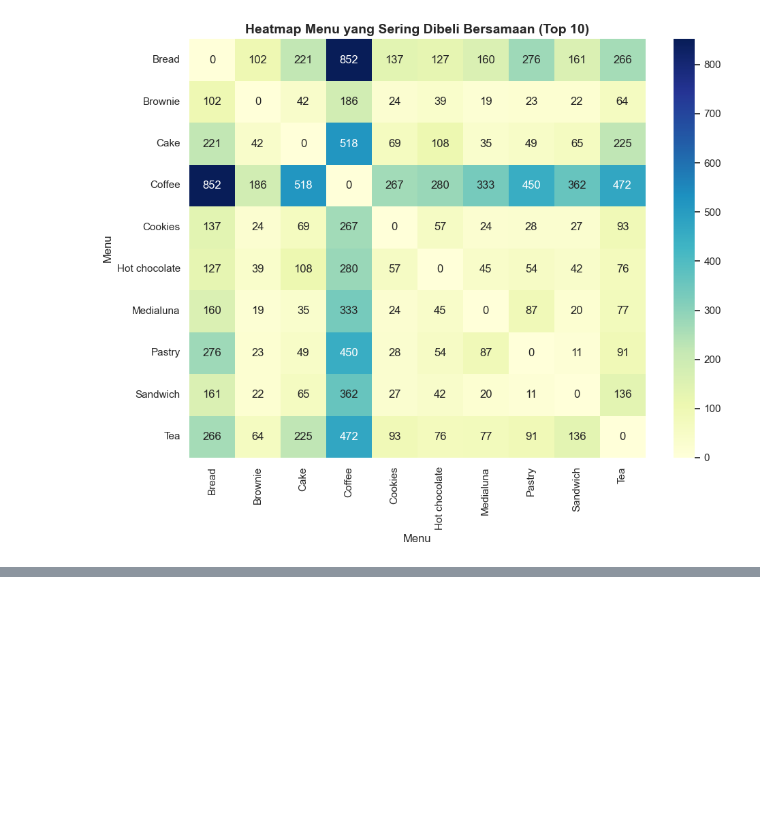
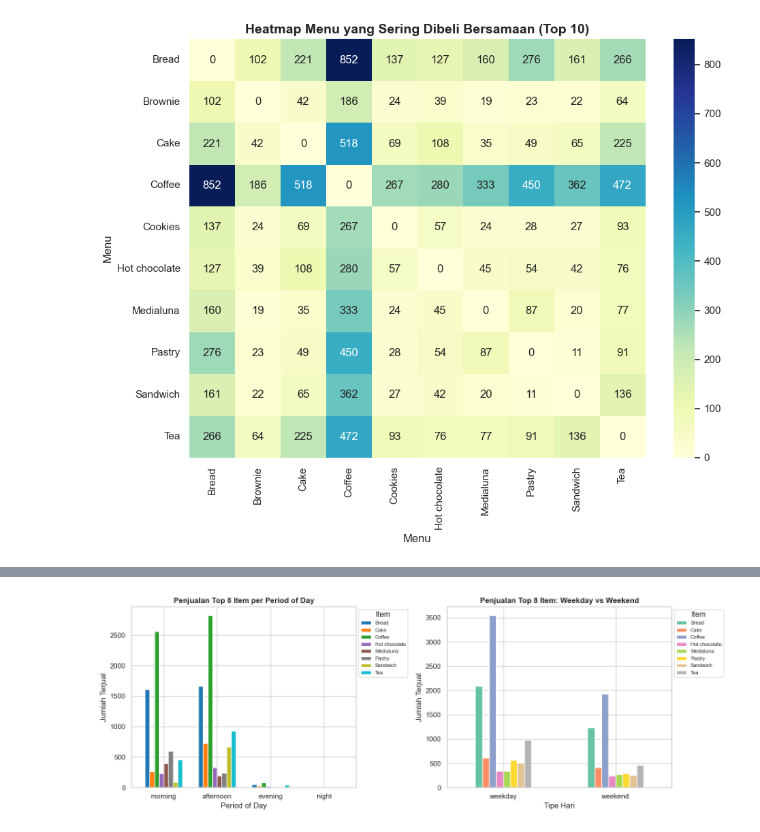
Before and after one commit to alvingnwns/Machine-Learning-AOL-Project, a Jupyter notebook: backend/notebooks/01_EDA.ipynb, the cells around one changed output, grey strips where cells are left out. Cells and saved outputs as stored; diff of their text form; code cells hidden in the pictures; blank space fills up the shorter version.

```diff
--- a/backend/notebooks/01_EDA.ipynb
+++ b/backend/notebooks/01_EDA.ipynb
@@ -117,0 +246,33 @@ plt.show()
+# %%
+# 7. Analisis Konteks Temporal
+fig, axes = plt.subplots(1, 2, figsize=(14, 5))
+
+# 7a. Top 8 item per period_day
+period_order = ['morning', 'afternoon', 'evening', 'night']
+period_order = [p for p in period_order if p in df['period_day'].unique()]
+
+top8 = df['Item'].value_counts().head(8).index
+df_top8 = df[df['Item'].isin(top8)]
+
+pivot_period = df_top8.groupby(['period_day', 'Item']).size().unstack(fill_value=0)
+pivot_period = pivot_period.reindex([p for p in period_order if p in pivot_period.index])
+pivot_period.plot(kind='bar', ax=axes[0], colormap='tab10', width=0.7)
+axes[0].set_title('Penjualan Top 8 Item per Period of Day', fontsize=12, fontweight='bold')
+axes[0].set_xlabel('Period of Day')
+axes[0].set_ylabel('Jumlah Terjual')
+axes[0].legend(title='Item', bbox_to_anchor=(1.0, 1), loc='upper left', fontsize=8)
+axes[0].tick_params(axis='x', rotation=0)
+
+# 7b. Top 8 item: Weekday vs Weekend
+pivot_day = df_top8.groupby(['weekday_weekend', 'Item']).size().unstack(fill_value=0)
+pivot_day.plot(kind='bar', ax=axes[1], colormap='Set2', width=0.5)
+axes[1].set_title('Penjualan Top 8 Item: Weekday vs Weekend', fontsize=12, fontweight='bold')
+axes[1].set_xlabel('Tipe Hari')
+axes[1].set_ylabel('Jumlah Terjual')
+axes[1].legend(title='Item', bbox_to_anchor=(1.0, 1), loc='upper left', fontsize=8)
+axes[1].tick_params(axis='x', rotation=0)
+
+plt.tight_layout()
+plt.show()
+# %% [output]
+[figure, added]
```
Also changed, not shown: parts of 7 cells of this notebook, 1 other file.
